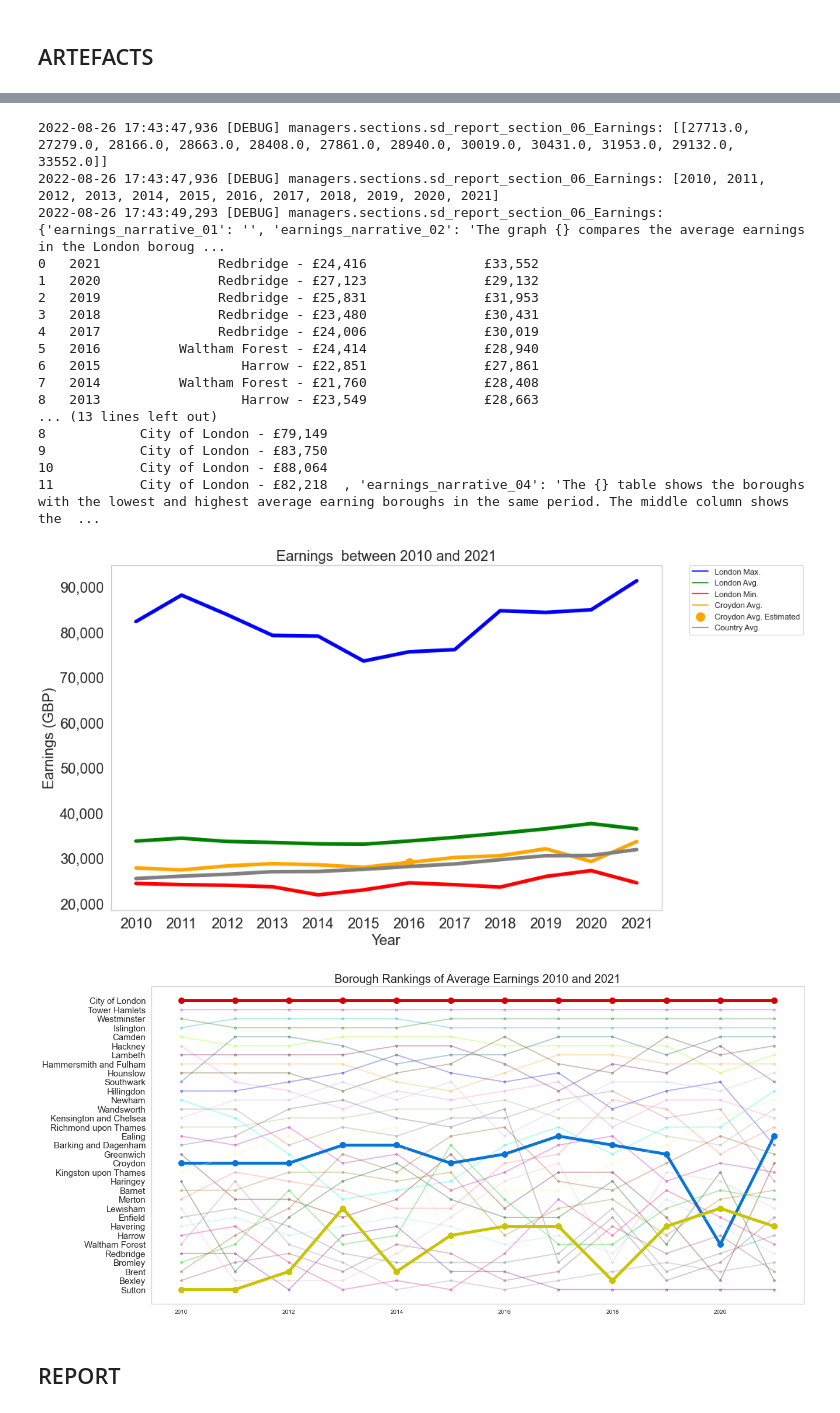
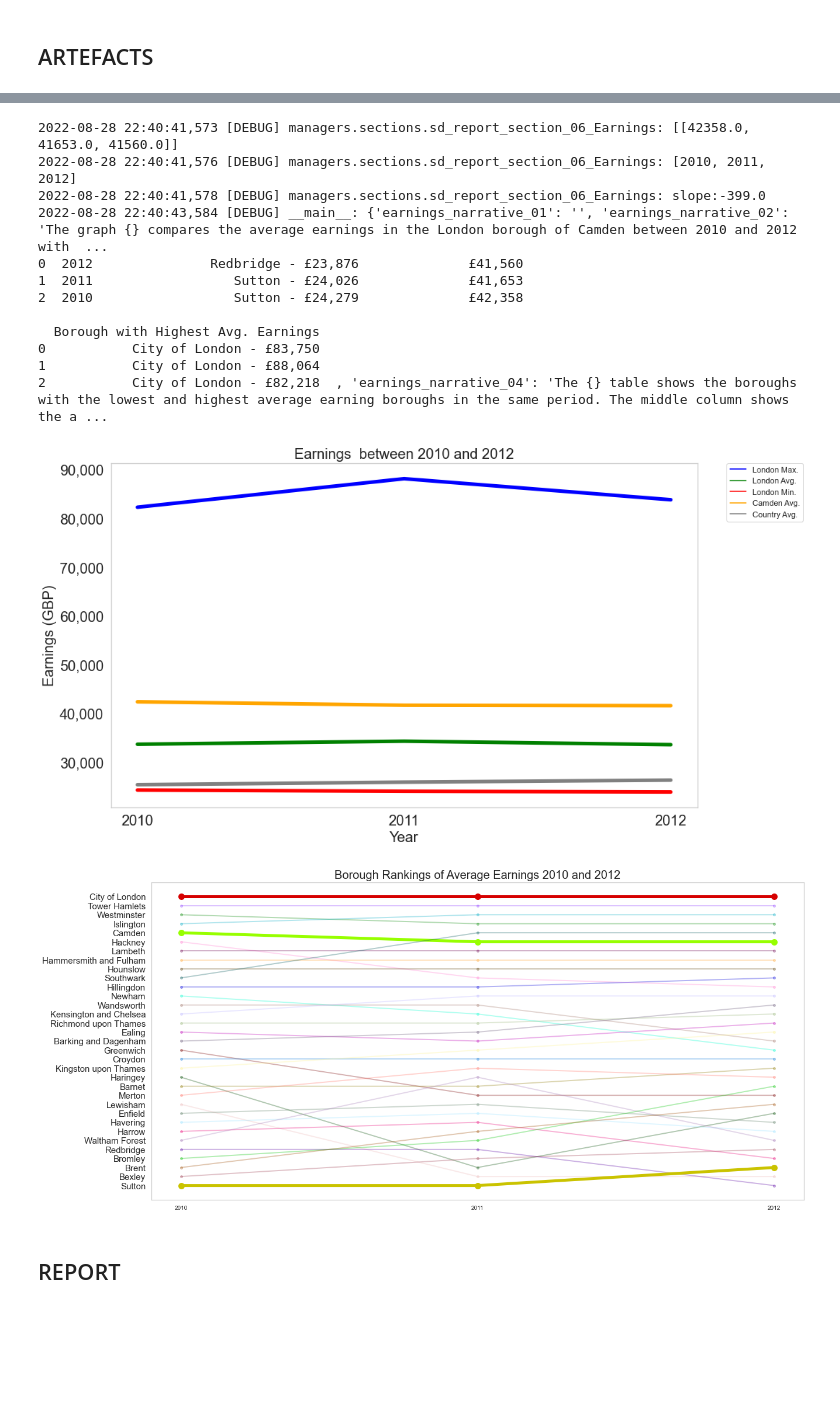
Before and after one commit to neal-bamford/sd-map-streamlit, a Jupyter notebook: SD_Map_06_Earnings.ipynb, the cells around one changed output, grey strips where cells are left out. Drawn from its saved outputs; the diff is of its cells as text; code cells hidden in the pictures; blank space fills up the shorter version.

```diff
--- a/SD_Map_06_Earnings.ipynb
+++ b/SD_Map_06_Earnings.ipynb
@@ -670,6 +691,34 @@ from lib import masters_data_analytics_lib as mlib
 from managers.sections import sd_report_section_06_Earnings as report_section_earnings
 
 session_id = "SECTION_TEST_06_EARNINGS"
+
+city      = "London"
+borough   = "Islington"
+
+borough   = "Westminster"
+borough   = "Redbridge"
+# borough   = "Barking and Dagenham"
+# borough   = "City of London"       # Highest
+# borough   = "Ealing"               # Highest
+borough   = "Camden"               # Highest
+
+## Redbridge      2018 - 2020 - risen - slope:  1821.5                    [23480.0, 25831.0, 27123.0]                    3643
+##                2016 - 2018 - drop  - slope: -1297.0                    [26074.0, 24006.0, 23480.0]                    2500
+##                2013 - 2016 - flat  - slope:    61.6                    [25762.0, 25852.0, 25532.0, 26074.0]            312
+
+## City of London 2015 - 2018 - risen - slope:  3386.2                    [73479.0, 75524.0, 75996.0, 84609.0]          11130
+##                2011 - 2013 - drop  - slope: -4457.5                    [88064.0, 83750.0, 79149.0]                    8900
+##                2018 - 2020 - flat  - slope:   106.5                    [84609.0, 84234.0, 84822.0]                     213
+
+## Camden         2017 - 2019 - risen - slope:  1913.0                    [39843.0, 41682.0, 43669.0]                    3800
+##                2010 - 2014 - drop  - slope:  -588.2                    [42358.0, 41653.0, 41560.0, 40859.0, 39814.0] -2500
+##                2010 - 2012 - flat  - slope:  -399.0                    [42358.0, 41653.0, 41560.0]                     798
+
+## MIN - MAX == 2010 - 2021
+## MIN - MAX == 2010 - 2021
+
+year_from = 2010
+year_to   = 2012
 report_context = {}
 search_term = {
     "city"      : city
@@ -699,22 +748,17 @@ The autoreload extension is already loaded. To reload it, use:
-2022-08-26 17:43:47,936 [DEBUG] managers.sections.sd_report_section_06_Earnings: [[27713.0, 27279.0, 28166.0, 28663.0, 28408.0, 27861.0, 28940.0, 30019.0, 30431.0, 31953.0, 29132.0, 33552.0]]
-2022-08-26 17:43:47,936 [DEBUG] managers.sections.sd_report_section_06_Earnings: [2010, 2011, 2012, 2013, 2014, 2015, 2016, 2017, 2018, 2019, 2020, 2021]
-2022-08-26 17:43:49,293 [DEBUG] managers.sections.sd_report_section_06_Earnings: {'earnings_narrative_01': '', 'earnings_narrative_02': 'The graph {} compares the average earnings in the London boroug ...
-0   2021               Redbridge - £24,416               £33,552
-1   2020               Redbridge - £27,123               £29,132
-2   2019               Redbridge - £25,831               £31,953
-3   2018               Redbridge - £23,480               £30,431
-4   2017               Redbridge - £24,006               £30,019
-5   2016          Waltham Forest - £24,414               £28,940
-6   2015                  Harrow - £22,851               £27,861
-7   2014          Waltham Forest - £21,760               £28,408
-8   2013                  Harrow - £23,549               £28,663
-... (13 lines left out)
-8            City of London - £79,149
-9            City of London - £83,750
-10           City of London - £88,064
-11           City of London - £82,218  , 'earnings_narrative_04': 'The {} table shows the boroughs with the lowest and highest average earning boroughs in the same period. The middle column shows the  ...
+2022-08-28 22:40:41,573 [DEBUG] managers.sections.sd_report_section_06_Earnings: [[42358.0, 41653.0, 41560.0]]
+2022-08-28 22:40:41,576 [DEBUG] managers.sections.sd_report_section_06_Earnings: [2010, 2011, 2012]
+2022-08-28 22:40:41,578 [DEBUG] managers.sections.sd_report_section_06_Earnings: slope:-399.0
+2022-08-28 22:40:43,584 [DEBUG] __main__: {'earnings_narrative_01': '', 'earnings_narrative_02': 'The graph {} compares the average earnings in the London borough of Camden between 2010 and 2012 with  ...
+0  2012               Redbridge - £23,876              £41,560
+1  2011                  Sutton - £24,026              £41,653
+2  2010                  Sutton - £24,279              £42,358
+
+  Borough with Highest Avg. Earnings
+0           City of London - £83,750
+1           City of London - £88,064
+2           City of London - £82,218  , 'earnings_narrative_04': 'The {} table shows the boroughs with the lowest and highest average earning boroughs in the same period. The middle column shows the a ...
-[figure, old version]
+[figure, new version]
-[figure, old version]
+[figure, new version]
 # %% [markdown]
 ## REPORT
 # %%
```
Also changed, not shown: parts of 21 cells of this notebook, 44 other files.
